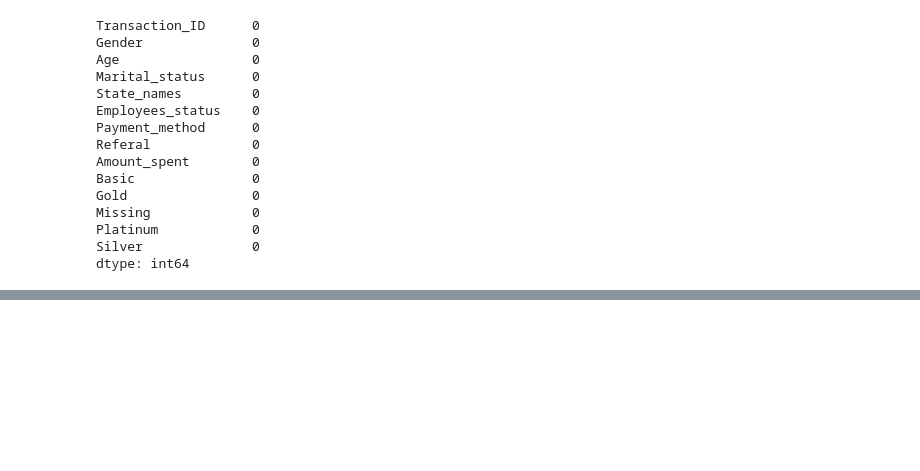
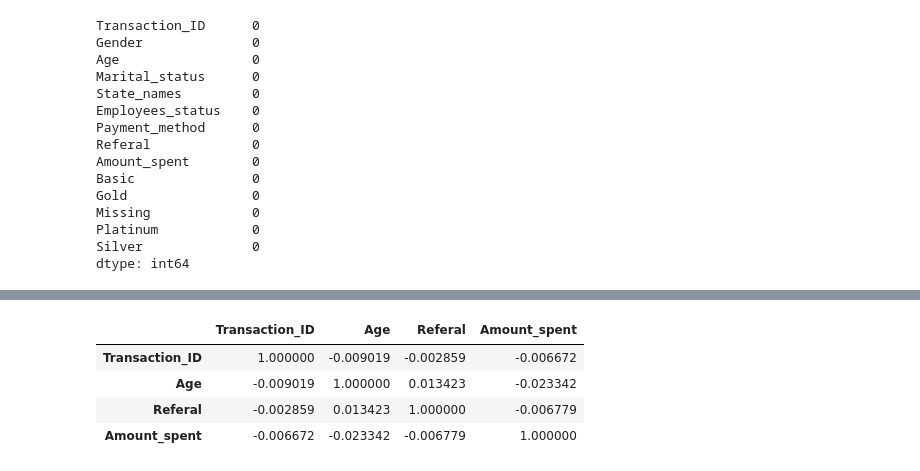
Before and after one commit to shehryarrashid/Data-Driven-AI, a Jupyter notebook: Exploratory-Data-Analysis/worksheet.ipynb, the cells around one changed output, grey strips where cells are left out. Saved outputs shown, nothing was run; the diff lists cells and outputs as text; code cells hidden in the pictures; blank space fills up the shorter version.

```diff
--- a/Exploratory-Data-Analysis/worksheet.ipynb
+++ b/Exploratory-Data-Analysis/worksheet.ipynb
@@ -595,0 +634,10 @@ dtype: int64
+# %%
+# Correlation
+
+df.corr(numeric_only=True)
+# %% [output]
+|  | Transaction_ID | Age | Referal | Amount_spent |
+| Transaction_ID | 1.000000 | -0.009019 | -0.002859 | -0.006672 |
+| Age | -0.009019 | 1.000000 | 0.013423 | -0.023342 |
+| Referal | -0.002859 | 0.013423 | 1.000000 | -0.006779 |
+| Amount_spent | -0.006672 | -0.023342 | -0.006779 | 1.000000 |
```
Also changed, not shown: parts of 8 cells of this notebook.
